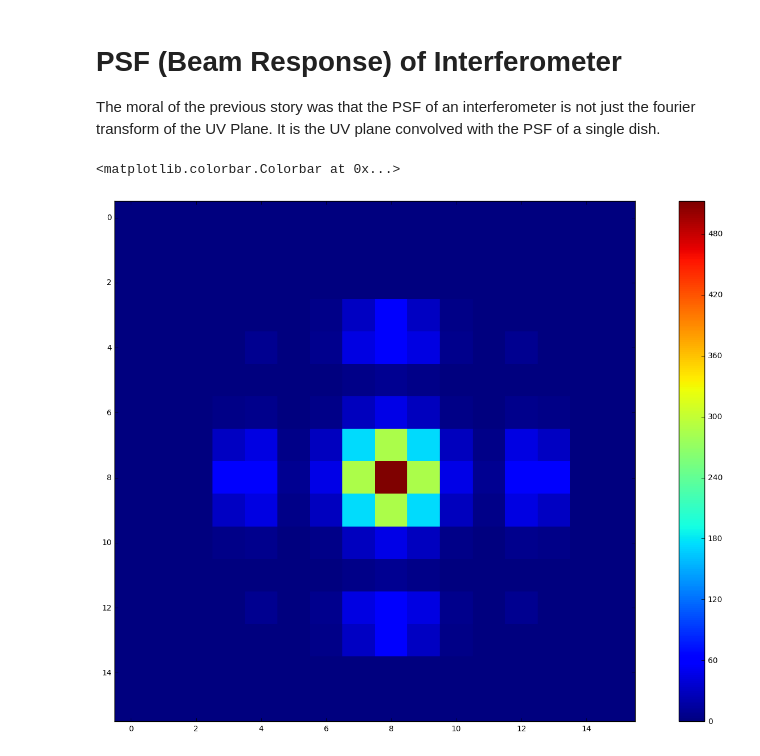
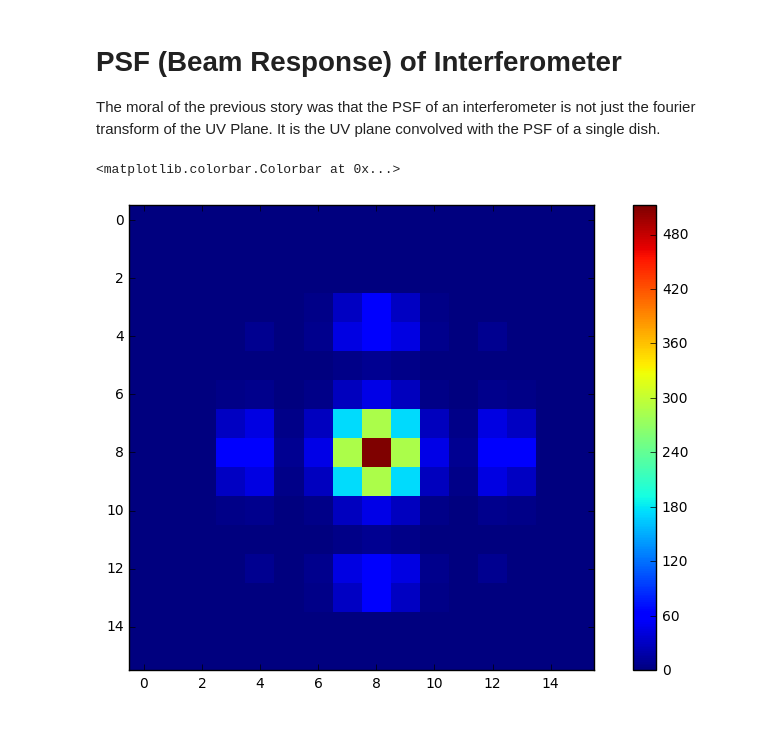
Before and after one commit to dgorthi/Notes, a Jupyter notebook: gsps_6oct2017.ipynb, the cells around one changed output. Drawn from its saved outputs; the diff is of its cells as text; code cells hidden in the pictures; blank space fills up the shorter version.

```diff
--- a/gsps_6oct2017.ipynb
+++ b/gsps_6oct2017.ipynb
@@ -254,6 +250,7 @@ wv = 800e-9 #m #d/wv ~ 200
 a = 0.01e-3
 I = (np.sinc(a*np.sin(theta)/wv))**2
 
+plt.rcParams['figure.figsize'] = (10, 6)
 fig,ax = plt.subplots(1,1)
 ax.plot(theta,I)
 ax.set_xlabel(r'$\theta$',fontsize=18)
@@ -268,6 +265,7 @@ wv = 200
 a = 1400
 I = (np.sinc(a*np.sin(theta)/wv))**2
 
+plt.rcParams['figure.figsize'] = (7, 7)
 ax = plt.subplot(111,projection='polar')
 ax.set_theta_zero_location('N')
 ax.set_theta_direction(-1)
@@ -298,6 +296,7 @@ a = 0.01e-3 #m
 d = 0.15e-3 #m
 phi = np.pi*d*np.sin(theta)/wv
 
+plt.rcParams['figure.figsize'] = (10, 6)
 fig,ax = plt.subplots(1,1)
 ax.set_xlabel(r'$\theta$',fontsize=18)
 ax.set_ylabel('Intensity')
@@ -320,6 +319,7 @@ phi = np.pi*d*np.sin(theta)/wv
 N = 2 #no. of slits
 I = ((np.sin(N*phi)/np.sin(phi))*np.sinc(a*np.sin(theta)/wv))**2
 
+plt.rcParams['figure.figsize'] = (7, 7)
 ax = plt.subplot(111,projection='polar')
 ax.set_theta_zero_location('N')
 ax.set_theta_direction(-1)
@@ -338,20 +338,21 @@ The moral of the previous story was that the PSF of an interferometer is not jus
 # %%
 # Aperture
 x,y = np.meshgrid(np.linspace(-5,5,num=16),np.linspace(-5,5,num=16))
 f = np.sqrt(x**2+y**2)
 f = f<2
 
 #PSF
 F = np.fft.fftshift(np.fft.fft2(f))
 PSF = np.abs(F)**2
 
 uv_plane = np.fft.fftshift(np.fft.ifft2(np.abs(np.fft.fft2(ants))**2))
 uv = np.fft.fftshift(np.fft.ifft2(np.fft.fft2(uv_plane)*np.fft.fft2(PSF)))
 
 beams = np.fft.ifft2(uv)
 
+plt.rcParams['figure.figsize'] = (10, 6)
 plt.imshow(np.abs(np.fft.fftshift(beams)),interpolation='none')
 plt.colorbar()
 # %% [output]
 <matplotlib.colorbar.Colorbar at 0x...>
-[figure, old version]
+[figure, new version]
```
Also changed, not shown: parts of 10 cells of this notebook, 2 other files.
